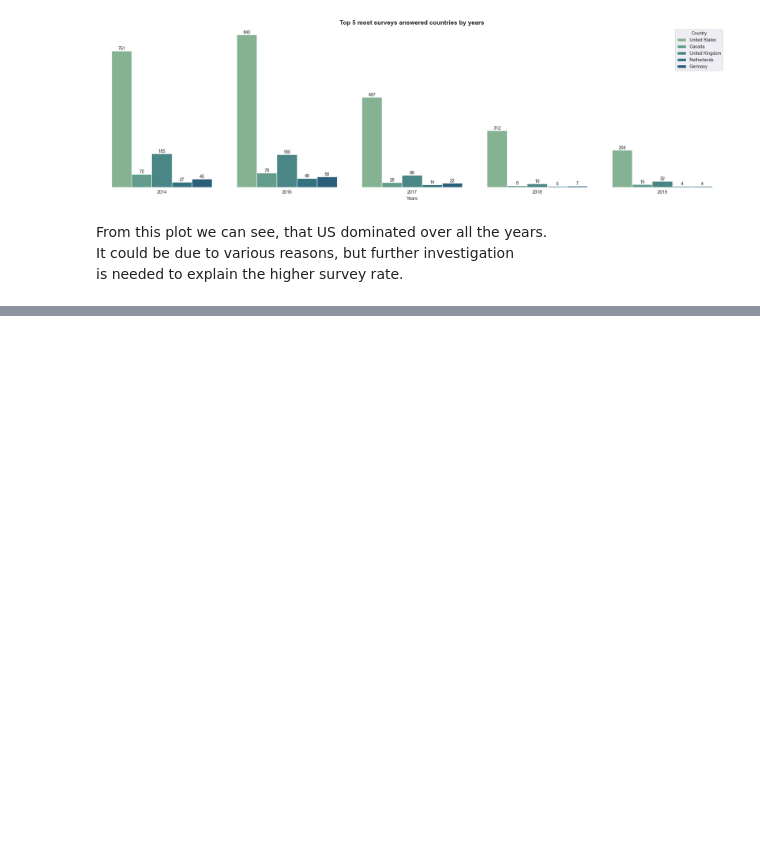
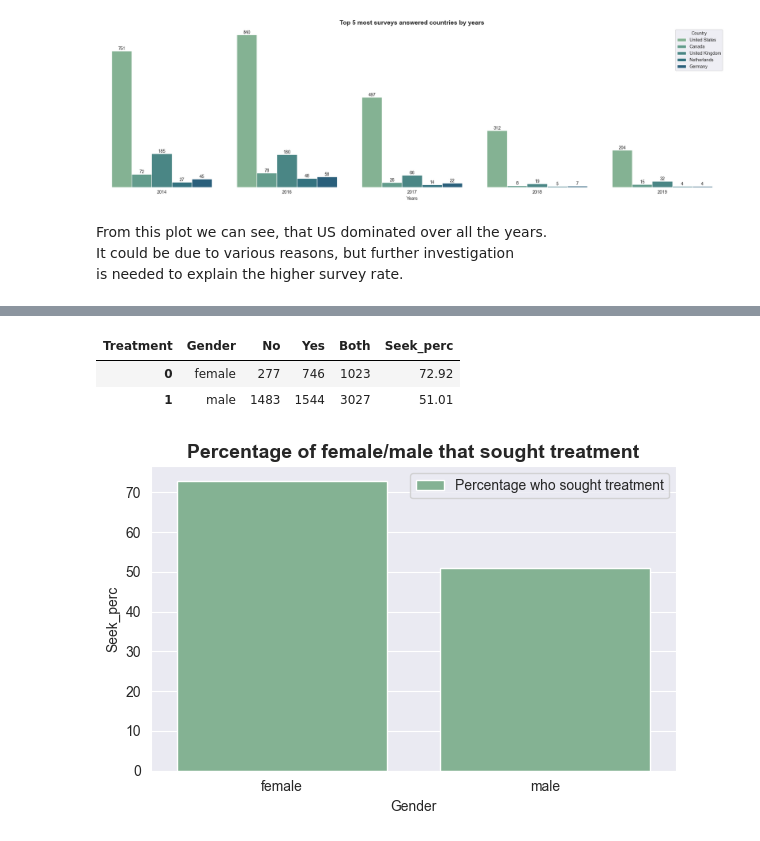
Before and after one commit to ShariYo/Modul2_Sprint1, a Jupyter notebook: project/main.ipynb, the cells around one changed output, grey strips where cells are left out. Drawn from its saved outputs; the diff is of its cells as text; code cells hidden in the pictures; blank space fills up the shorter version.

Commit message:
male/female barplot

```diff
--- a/project/main.ipynb
+++ b/project/main.ipynb
@@ -383,0 +436,10 @@ Name: count, dtype: int64
+# %%
+age_treatment = pd.merge(treatment, age_filtered, on="UserID", how="inner")
+age_treatment.drop(columns="Years_y", axis=1, inplace=True)
+age_treatment.rename(columns={"Years_x":"Years"}, inplace=True)
+# age_treatment = age_treatment[age_treatment["Treatment"] == "1"].copy()
+age_treatment["Age_no"] = age_treatment["Age_group"].map(
+    {"10s":10, "20s":20, "30s": 30, "40s":40, "50s":50, "60s":60, "70s":70})
+a = age_treatment.groupby("Age_no")[["Treatment", "Gender"]].value_counts().unstack(fill_value=0)
+a["summed"] = a["female"] + a["male"]
+a.groupby("Age_no")[["summed", "female", "male"]].sum() #unclear for a moment
@@ -383,0 +517,31 @@ Name: count, dtype: int64
+# %%
+seek_gender = age_treatment.pivot_table(index="Gender", columns=["Treatment"], aggfunc="size")
+seek_gender.rename(columns={"0":"No", "1":"Yes"}, inplace=True)
+seek_gender["Both"] = seek_gender["No"] + seek_gender["Yes"]
+seek_gender["Seek_perc"] = round(seek_gender["Yes"] / seek_gender["Both"] * 100, 2)
+seek_gender.reset_index(inplace=True)
+seek_gender
+# %% [output]
+| Treatment | Gender | No | Yes | Both | Seek_perc |
+| 0 | female | 277 | 746 | 1023 | 72.92 |
+| 1 | male | 1483 | 1544 | 3027 | 51.01 |
+# %%
+plt.figure(figsize=(6, 4))
+sns.barplot(
+    data=seek_gender,
+    x="Gender",
+    y="Seek_perc",
+    label="Percentage who sought treatment",
+    width=0.8
+)
+
+plt.title(
+    "Percentage of female/male that sought treatment",
+    size=14,
+    fontweight="bold",
+    ha="center"
+)
+plt.tight_layout()
+plt.show()
+# %% [output]
+[figure, added]
```
Also changed, not shown: parts of 13 cells of this notebook.
